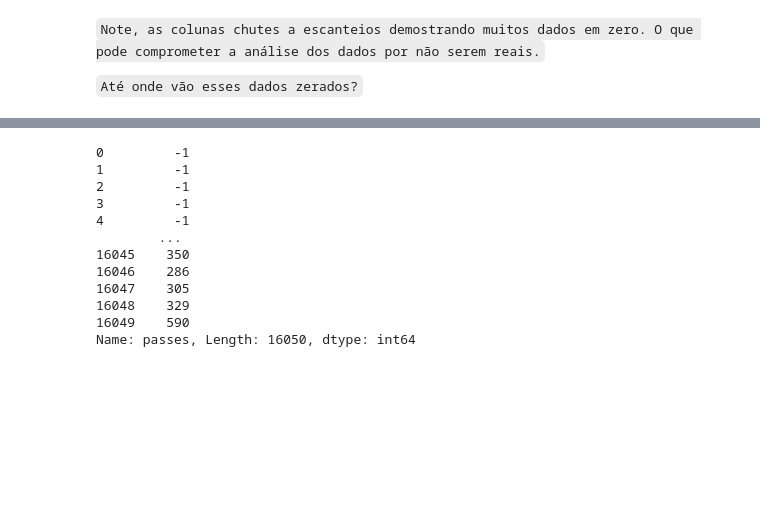
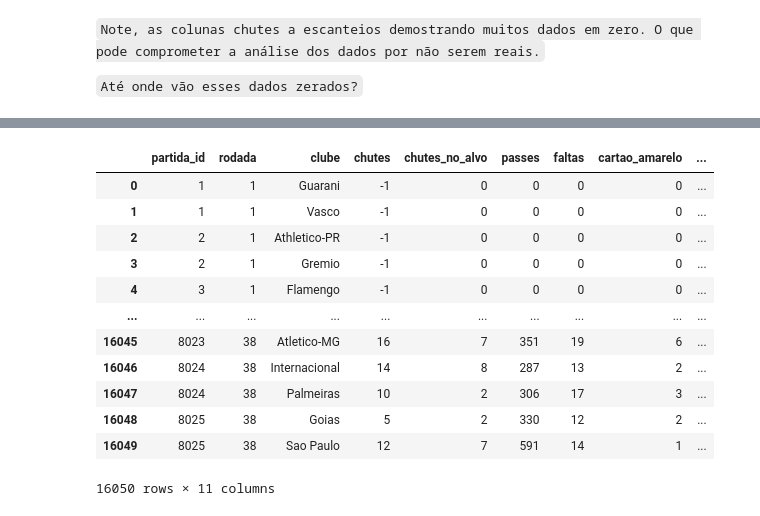
Before and after one commit to CavalaroVictor/Projeto_Modulo_II_ADA, a Jupyter notebook: project_II.ipynb, the cells around one changed output, grey strips where cells are left out. Saved outputs shown, nothing was run; the diff lists cells and outputs as text; code cells hidden in the pictures; blank space fills up the shorter version.

```diff
--- a/project_II.ipynb
+++ b/project_II.ipynb
@@ -164,22 +262,22 @@ df_statistic_full_nnull_rename.describe()
 # %%
 # Script que vare cada coluna, verificando os valores e retornando o índice de cada coluna onde está o último valor zerado.
 
-sub = 0
+def minimum_value(row):
+    row['chutes'] = row['chutes']-1
+    return row
 
-for valor in df_statistic_full_nnull_rename['passes'] == 0:
-    sub = df_statistic_full_nnull_rename['passes'].sub(1)
-
-print(sub)
+df_statistic_full_nnull_rename.apply(minimum_value, axis='columns')
 # %% [output]
+|  | partida_id | rodada | clube | chutes | chutes_no_alvo | passes | faltas | cartao_amarelo | ... |
+| 0 | 1 | 1 | Guarani | -1 | 0 | 0 | 0 | 0 | ... |
+| 1 | 1 | 1 | Vasco | -1 | 0 | 0 | 0 | 0 | ... |
+| 2 | 2 | 1 | Athletico-PR | -1 | 0 | 0 | 0 | 0 | ... |
+| 3 | 2 | 1 | Gremio | -1 | 0 | 0 | 0 | 0 | ... |
+| 4 | 3 | 1 | Flamengo | -1 | 0 | 0 | 0 | 0 | ... |
+| ... | ... | ... | ... | ... | ... | ... | ... | ... | ... |
+| 16045 | 8023 | 38 | Atletico-MG | 16 | 7 | 351 | 19 | 6 | ... |
+| 16046 | 8024 | 38 | Internacional | 14 | 8 | 287 | 13 | 2 | ... |
+| 16047 | 8024 | 38 | Palmeiras | 10 | 2 | 306 | 17 | 3 | ... |
+| 16048 | 8025 | 38 | Goias | 5 | 2 | 330 | 12 | 2 | ... |
+| 16049 | 8025 | 38 | Sao Paulo | 12 | 7 | 591 | 14 | 1 | ... |
-0         -1
-1         -1
-2         -1
-3         -1
-4         -1
-        ...
-16045    350
-16046    286
-16047    305
-16048    329
-16049    590
-Name: passes, Length: 16050, dtype: int64
+16050 rows × 11 columns
```
Also changed, not shown: parts of 21 cells of this notebook.
